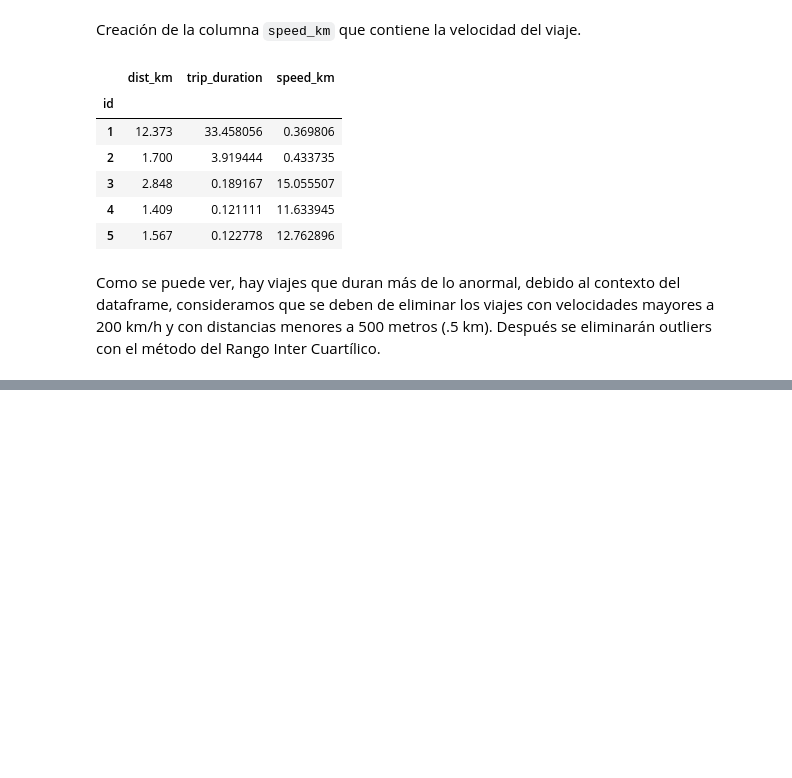
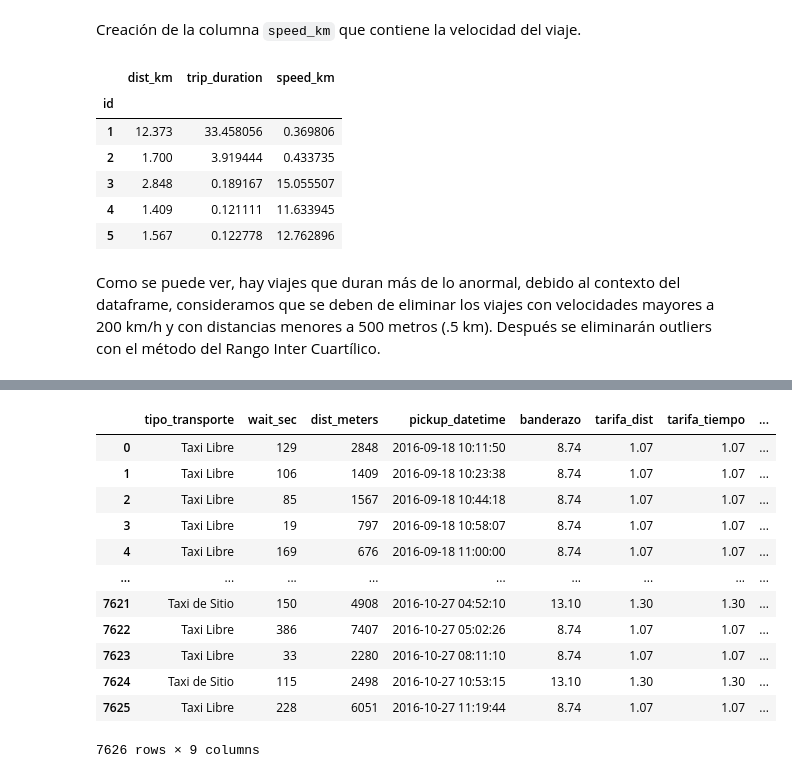
Before and after one commit to CristopherCano/Proyecto_Python_Procesamiento_de_datos, a Jupyter notebook: Proyecto.ipynb, the cells around one changed output, grey strips where cells are left out. Saved outputs shown, nothing was run; the diff lists cells and outputs as text; code cells hidden in the pictures; blank space fills up the shorter version.

```diff
--- a/Proyecto.ipynb
+++ b/Proyecto.ipynb
@@ -415,0 +940,37 @@ costos_viajes[costos_viajes["vendor_id"] == "UberBlack"]
+# %%
+#Las filas que contengan los valores de la cateogría de Taxi en "tipo_transporte" utilizarán los valores pertinentes
+#para el correcto cálculo del Costo Viaje
+costos_viajes.loc[(costos_viajes["tipo_transporte"] == "Taxi Libre") |
+                  (costos_viajes["tipo_transporte"] == "Taxi de Sitio") |
+                  (costos_viajes["tipo_transporte"] == "Radio Taxi"),
+                  "costo_viaje_sin_min"] = (costos_viajes["banderazo"] +
+                                ((costos_viajes["dist_meters"] / 250) * costos_viajes["tarifa_dist"]) +
+                                ((costos_viajes["wait_sec"] / 45) * costos_viajes["tarifa_tiempo"]))
+
+#Las filas que contengan los valores de la cateogría de Uber en "tipo_transporte" utilizarán los valores pertinentes
+#para el correcto cálculo del Costo Viaje
+costos_viajes.loc[(costos_viajes["tipo_transporte"] == "UberX") |
+                  (costos_viajes["tipo_transporte"] == "UberXL") |
+                  (costos_viajes["tipo_transporte"] == "UberBlack") |
+                  (costos_viajes["tipo_transporte"] == "UberSUV"),
+                  "costo_viaje_sin_min"] = (costos_viajes["banderazo"] +
+                                ((costos_viajes["dist_meters"] / 1000) * costos_viajes["tarifa_dist"]) +
+                                ((costos_viajes["wait_sec"] / 60) * costos_viajes["tarifa_tiempo"]))
+
+costos_viajes
+
+#Con los valores arrojados, se puede corroborar que las nuevas columnas son correctas
+# %% [output]
+|  | tipo_transporte | wait_sec | dist_meters | pickup_datetime | banderazo | tarifa_dist | tarifa_tiempo | ... |
+| 0 | Taxi Libre | 129 | 2848 | 2016-09-18 10:11:50 | 8.74 | 1.07 | 1.07 | ... |
+| 1 | Taxi Libre | 106 | 1409 | 2016-09-18 10:23:38 | 8.74 | 1.07 | 1.07 | ... |
+| 2 | Taxi Libre | 85 | 1567 | 2016-09-18 10:44:18 | 8.74 | 1.07 | 1.07 | ... |
+| 3 | Taxi Libre | 19 | 797 | 2016-09-18 10:58:07 | 8.74 | 1.07 | 1.07 | ... |
+| 4 | Taxi Libre | 169 | 676 | 2016-09-18 11:00:00 | 8.74 | 1.07 | 1.07 | ... |
+| ... | ... | ... | ... | ... | ... | ... | ... | ... |
+| 7621 | Taxi de Sitio | 150 | 4908 | 2016-10-27 04:52:10 | 13.10 | 1.30 | 1.30 | ... |
+| 7622 | Taxi Libre | 386 | 7407 | 2016-10-27 05:02:26 | 8.74 | 1.07 | 1.07 | ... |
+| 7623 | Taxi Libre | 33 | 2280 | 2016-10-27 08:11:10 | 8.74 | 1.07 | 1.07 | ... |
+| 7624 | Taxi de Sitio | 115 | 2498 | 2016-10-27 10:53:15 | 13.10 | 1.30 | 1.30 | ... |
+| 7625 | Taxi Libre | 228 | 6051 | 2016-10-27 11:19:44 | 8.74 | 1.07 | 1.07 | ... |
+7626 rows × 9 columns
```
Also changed, not shown: parts of 192 cells of this notebook.
